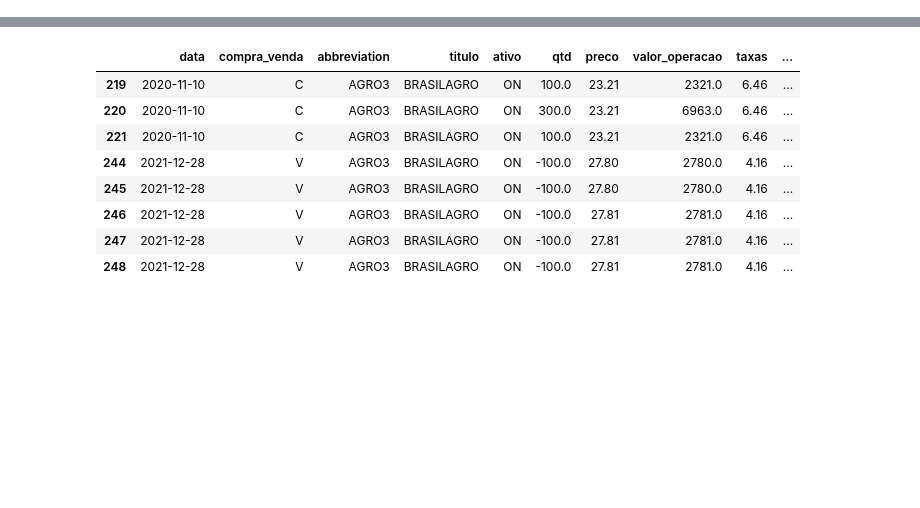
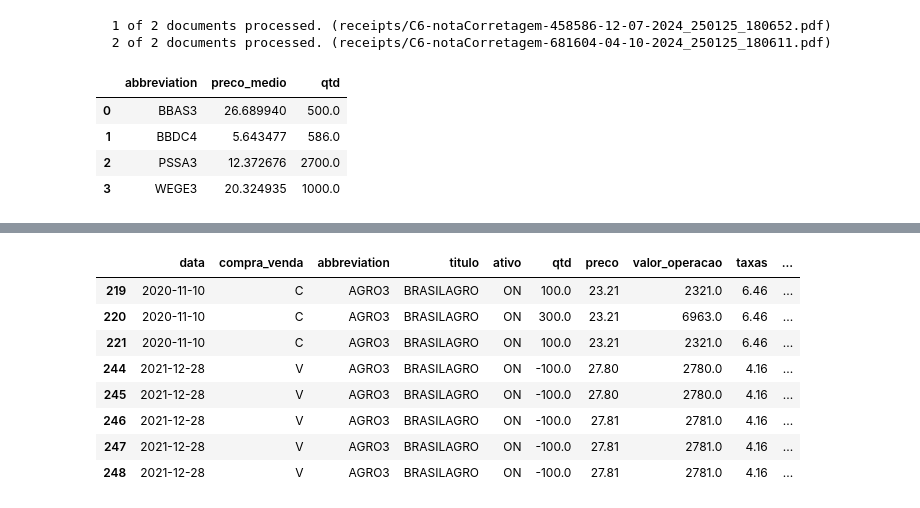
Before and after one commit to dokawa/lion-weapon, a Jupyter notebook: notebook.ipynb, the cells around one changed output, grey strips where cells are left out. Cells and saved outputs as stored; diff of their text form; code cells hidden in the pictures; blank space fills up the shorter version.

```diff
--- a/notebook.ipynb
+++ b/notebook.ipynb
@@ -19,5 +3,30 @@ Collecting pandas==1.1.5
 # %%
+import importlib
 from lion_weapon import LionWeapon
+from importer import Importer
 from file_utils import get_filepaths_list
+import lion_weapon
+from utils import add_exceptional_earnings_since_2018
+
 from df_utils import save_csv, get_average_buy_price, get_average_buy_price_df
 from datetime import datetime
+
+
+importlib.reload(lion_weapon)
+
+filepath_list = get_filepaths_list("receipts")
+raw_df = Importer().process(filepath_list)
+raw_df = add_exceptional_earnings_since_2018(raw_df)
+
+
+lp = LionWeapon()
+df = lp.calculate(raw_df, datetime(2023, 12, 31))
+df
+# %% [output]
+  1 of 2 documents processed. (receipts/C6-notaCorretagem-458586-12-07-2024_250125_180652.pdf)
+  2 of 2 documents processed. (receipts/C6-notaCorretagem-681604-04-10-2024_250125_180611.pdf)
+|  | abbreviation | preco_medio | qtd |
+| 0 | BBAS3 | 26.689940 | 500.0 |
+| 1 | BBDC4 | 5.643477 | 586.0 |
+| 2 | PSSA3 | 12.372676 | 2700.0 |
+| 3 | WEGE3 | 20.324935 | 1000.0 |
```
Also changed, not shown: parts of 4 cells of this notebook, 5 other files.
